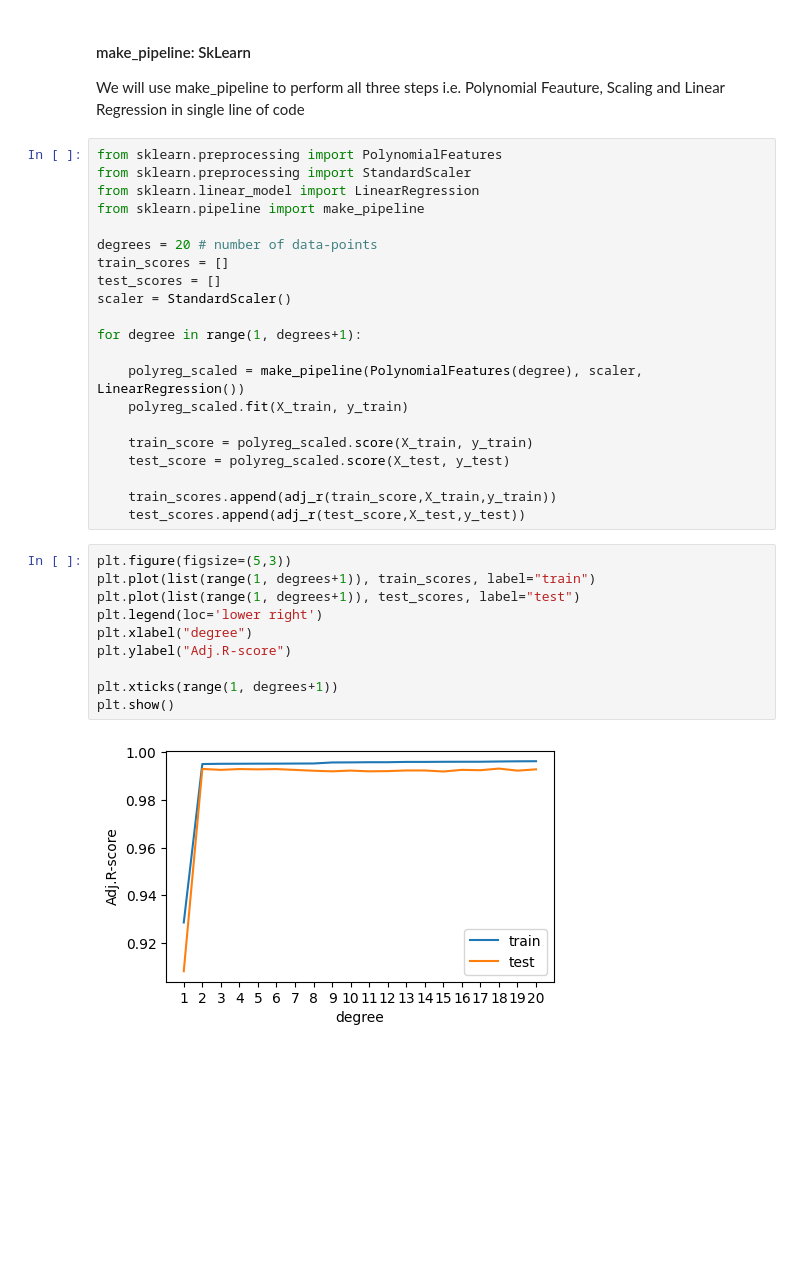
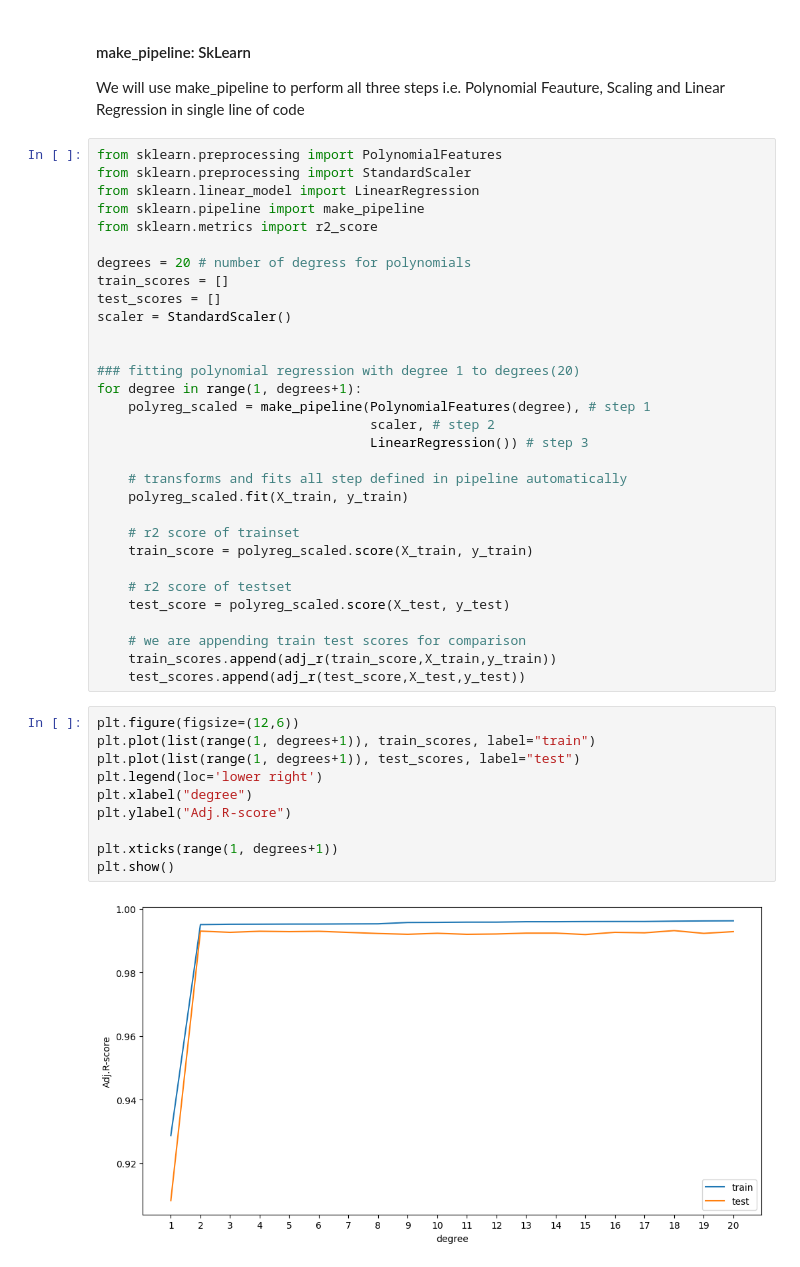
Before and after one commit to SachinScaler/IntroToML-NN_Dec23, a Jupyter notebook: Polynomial_Regression_and_Bias_Variance_Tradeoff.ipynb, the cells around one changed output. Cells and saved outputs as stored; diff of their text form; blank space fills up the shorter version.

```diff
--- a/Polynomial_Regression_and_Bias_Variance_Tradeoff.ipynb
+++ b/Polynomial_Regression_and_Bias_Variance_Tradeoff.ipynb
@@ -357,31 +359,41 @@ from sklearn.preprocessing import PolynomialFeatures
 from sklearn.preprocessing import StandardScaler
 from sklearn.linear_model import LinearRegression
 from sklearn.pipeline import make_pipeline
+from sklearn.metrics import r2_score
 
-degrees = 20 # number of data-points
+degrees = 20 # number of degress for polynomials
 train_scores = []
 test_scores = []
 scaler = StandardScaler()
 
+
+### fitting polynomial regression with degree 1 to degrees(20)
 for degree in range(1, degrees+1):
+    polyreg_scaled = make_pipeline(PolynomialFeatures(degree), # step 1
+                                   scaler, # step 2
+                                   LinearRegression()) # step 3
 
-    polyreg_scaled = make_pipeline(PolynomialFeatures(degree), scaler, LinearRegression())
+    # transforms and fits all step defined in pipeline automatically
     polyreg_scaled.fit(X_train, y_train)
 
+    # r2 score of trainset
     train_score = polyreg_scaled.score(X_train, y_train)
+
+    # r2 score of testset
     test_score = polyreg_scaled.score(X_test, y_test)
 
+    # we are appending train test scores for comparison
     train_scores.append(adj_r(train_score,X_train,y_train))
     test_scores.append(adj_r(test_score,X_test,y_test))
 # %%
-plt.figure(figsize=(5,3))
+plt.figure(figsize=(12,6))
 plt.plot(list(range(1, degrees+1)), train_scores, label="train")
 plt.plot(list(range(1, degrees+1)), test_scores, label="test")
 plt.legend(loc='lower right')
 plt.xlabel("degree")
 plt.ylabel("Adj.R-score")
 
 plt.xticks(range(1, degrees+1))
 plt.show()
 # %% [output]
-[figure, old version]
+[figure, new version]
```
Also changed, not shown: parts of 4 cells of this notebook.
